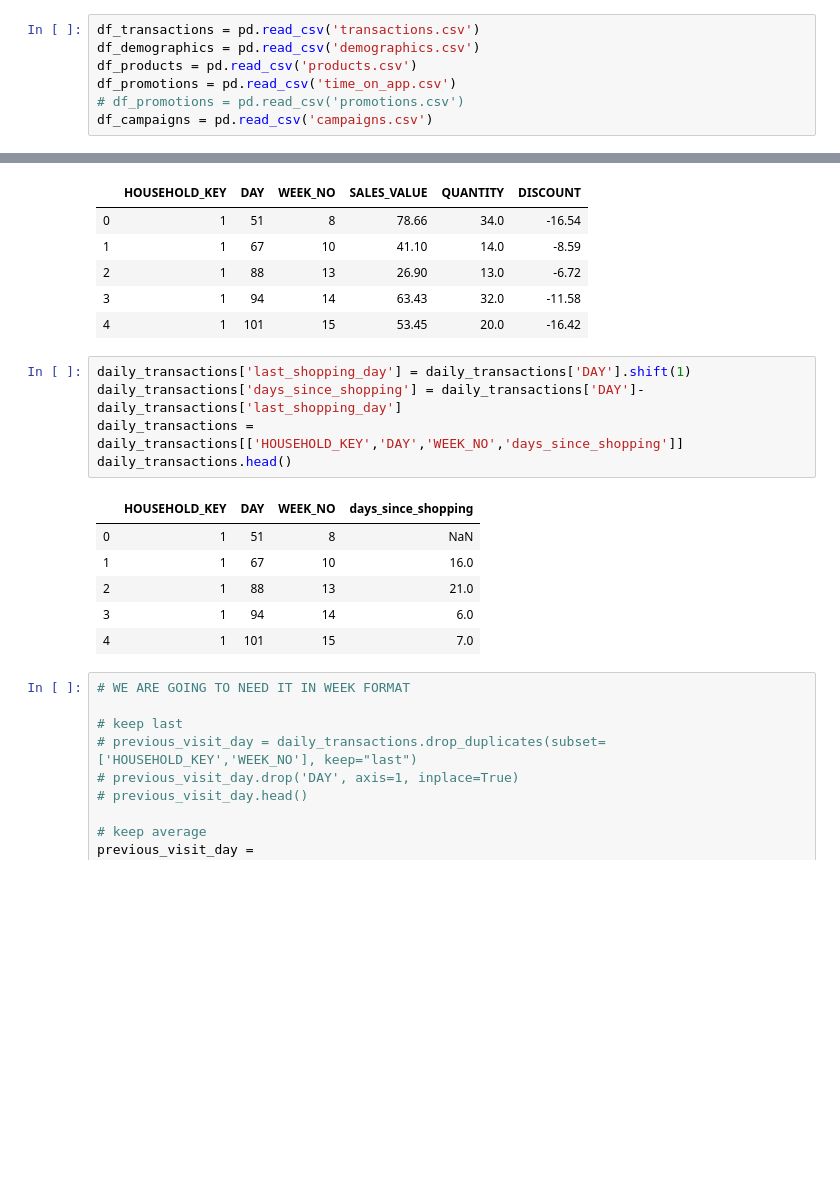
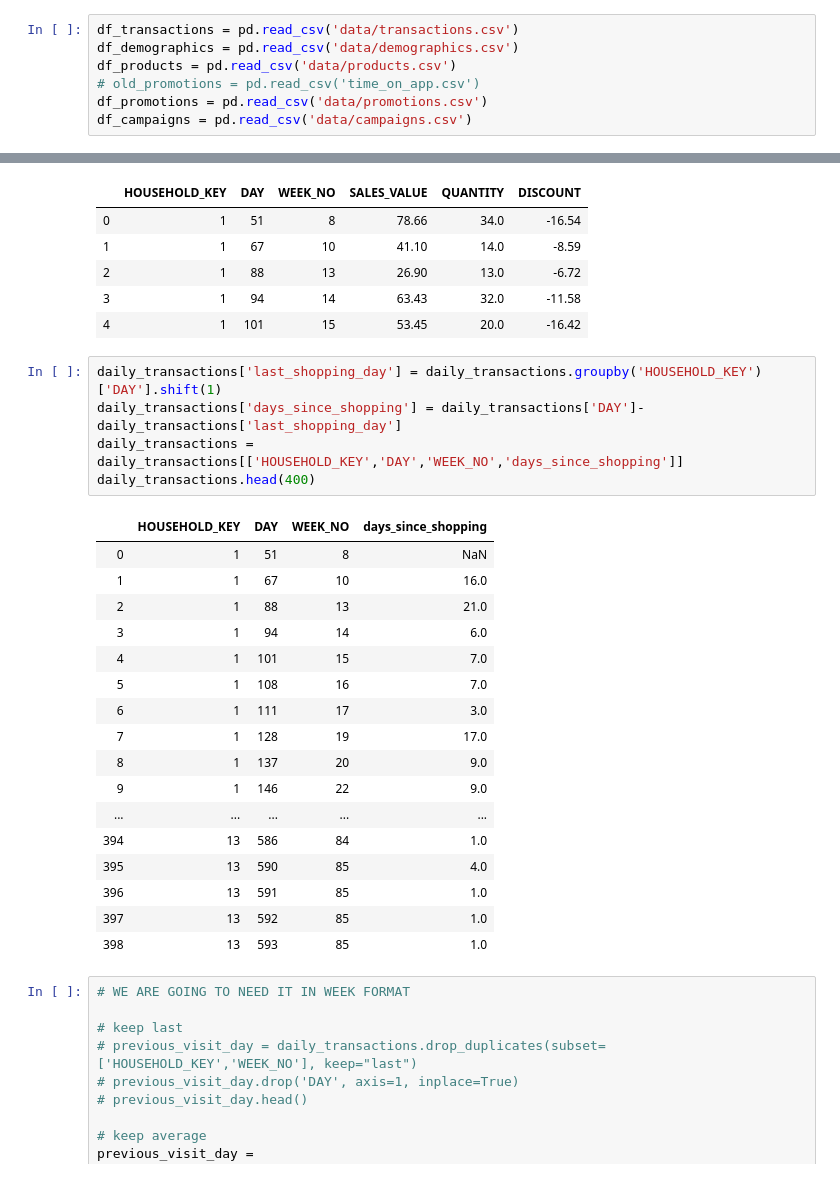
Before and after one commit to robmoratore/ShellDnA, a Jupyter notebook: DnA 2.0/main notebook.ipynb, the cells around one changed output, grey strips where cells are left out. Cells and saved outputs as stored; diff of their text form; blank space fills up the shorter version.

```diff
--- a/DnA 2.0/main notebook.ipynb
+++ b/DnA 2.0/main notebook.ipynb
@@ -9,12 +11,12 @@ pd.set_option('display.max_columns', 1000000)
 # %% [markdown]
 ## Reading data
 # %%
-df_transactions = pd.read_csv('transactions.csv')
-df_demographics = pd.read_csv('demographics.csv')
-df_products = pd.read_csv('products.csv')
-df_promotions = pd.read_csv('time_on_app.csv')
-# df_promotions = pd.read_csv('promotions.csv')
-df_campaigns = pd.read_csv('campaigns.csv')
+df_transactions = pd.read_csv('data/transactions.csv')
+df_demographics = pd.read_csv('data/demographics.csv')
+df_products = pd.read_csv('data/products.csv')
+# old_promotions = pd.read_csv('time_on_app.csv')
+df_promotions = pd.read_csv('data/promotions.csv')
+df_campaigns = pd.read_csv('data/campaigns.csv')
 # %%
 df_transactions.head()
 # %% [output]
@@ -247,17 +284,28 @@ daily_transactions.head()
 | 3 | 1 | 94 | 14 | 63.43 | 32.0 | -11.58 |
 | 4 | 1 | 101 | 15 | 53.45 | 20.0 | -16.42 |
 # %%
-daily_transactions['last_shopping_day'] = daily_transactions['DAY'].shift(1)
+daily_transactions['last_shopping_day'] = daily_transactions.groupby('HOUSEHOLD_KEY')['DAY'].shift(1)
 daily_transactions['days_since_shopping'] = daily_transactions['DAY']-daily_transactions['last_shopping_day']
 daily_transactions = daily_transactions[['HOUSEHOLD_KEY','DAY','WEEK_NO','days_since_shopping']]
-daily_transactions.head()
+daily_transactions.head(400)
 # %% [output]
 |  | HOUSEHOLD_KEY | DAY | WEEK_NO | days_since_shopping |
 | 0 | 1 | 51 | 8 | NaN |
 | 1 | 1 | 67 | 10 | 16.0 |
 | 2 | 1 | 88 | 13 | 21.0 |
 | 3 | 1 | 94 | 14 | 6.0 |
 | 4 | 1 | 101 | 15 | 7.0 |
+| 5 | 1 | 108 | 16 | 7.0 |
+| 6 | 1 | 111 | 17 | 3.0 |
+| 7 | 1 | 128 | 19 | 17.0 |
+| 8 | 1 | 137 | 20 | 9.0 |
+| 9 | 1 | 146 | 22 | 9.0 |
+| ... | ... | ... | ... | ... |
+| 394 | 13 | 586 | 84 | 1.0 |
+| 395 | 13 | 590 | 85 | 4.0 |
+| 396 | 13 | 591 | 85 | 1.0 |
+| 397 | 13 | 592 | 85 | 1.0 |
+| 398 | 13 | 593 | 85 | 1.0 |
 # %%
 # WE ARE GOING TO NEED IT IN WEEK FORMAT
 
```
Also changed, not shown: parts of 72 cells of this notebook, 1 other file.
